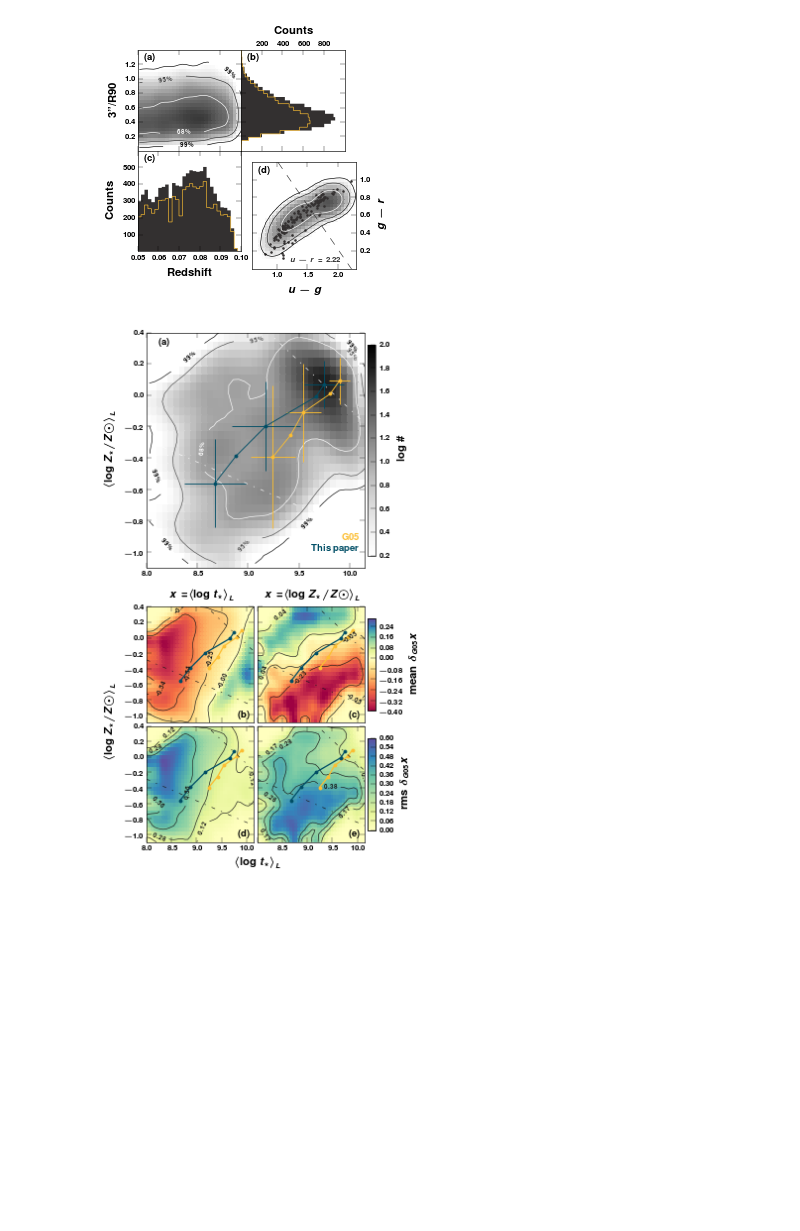
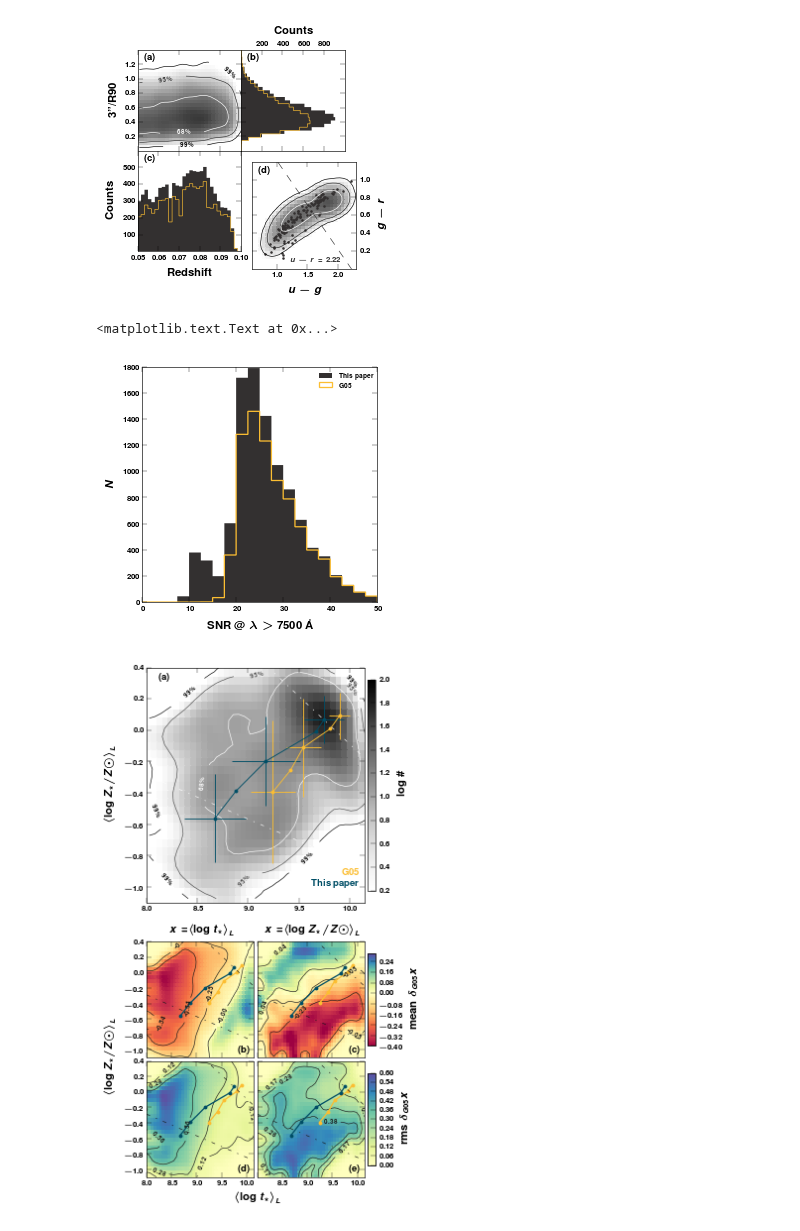
Before and after one commit to ajmejia/notebooks, a Jupyter notebook: RealDealCB13.ipynb, the cells around one changed output. Cells and saved outputs as stored; diff of their text form; code cells hidden in the pictures; blank space fills up the shorter version.

Commit message:
adding SNR plot comparing M16 & G05 samples

```diff
--- a/RealDealCB13.ipynb
+++ b/RealDealCB13.ipynb
@@ -293,6 +293,16 @@ for ax in axs.ravel():
 savefig("{}sample_chars".format(od))
 # %% [output]
 [figure]
+# %%
+hist(snr_spec["snr_Zfea"][clean], 20, histtype="stepfilled", lw=0, color=samples["mock"], range=(0, 50), label=r"\bf This paper")
+hist(snr_spec["snr_Zfea"][mask_m16], 20, histtype="step", color=samples["g05"], range=(0, 50), label=r"\bf G05")
+legend(loc=0)
+
+xlabel(r"\bf SNR @ $\lambda>7500\,$\AA")
+ylabel(r"\bf $N$")
+# %% [output]
+<matplotlib.text.Text at 0x...>
+[figure, added]
 # %%
 rx, ry = (8.0, 10.15), (-1.1, 0.4)
 nbins = 40, 30
```
